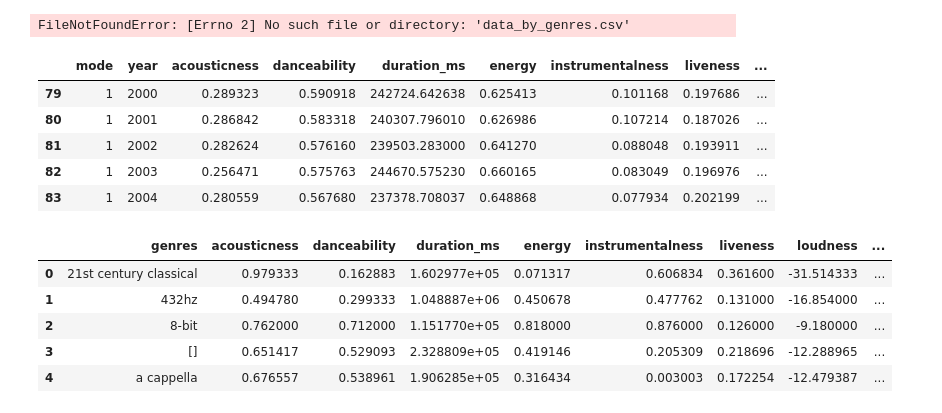
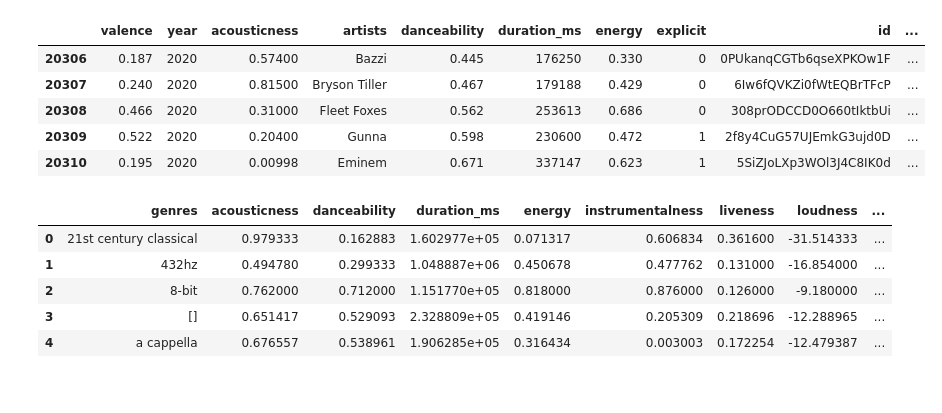
Before and after one commit to Gustafranca/Recomendador-Musicas, a Jupyter notebook: scripts/recomendador_.ipynb, the cells around one changed output. Drawn from its saved outputs; the diff is of its cells as text; code cells hidden in the pictures.

```diff
--- a/scripts/recomendador_.ipynb
+++ b/scripts/recomendador_.ipynb
@@ -2,9 +2,9 @@
 import pandas as pd
 import numpy as np
 #importando data
-dados = pd.read_csv("data/Dados_totais.csv")
-dados_generos =  pd.read_csv("data/data_by_genres.csv")
-dados_anos = pd.read_csv("data/data_by_year.csv")
+dados = pd.read_csv("../data/Dados_totais.csv")
+dados_generos =  pd.read_csv("../data/data_by_genres.csv")
+dados_anos = pd.read_csv("../data/data_by_year.csv")
 
 #Removendo colunas que não influenciaram
 dados.drop(['explicit','key','mode'],axis=1)
@@ -17,17 +17,15 @@ dados_anos.drop(['mode','key'],axis=1)
 
 dados_generos = dados_generos.drop(["mode"], axis=1)
 dados_generos1 = dados_generos.drop(['genres'],axis=1)
-# %% [output]
-FileNotFoundError: [Errno 2] No such file or directory: 'data_by_genres.csv'
-# %%
-dados_anos.head()
-# %% [output]
-|  | mode | year | acousticness | danceability | duration_ms | energy | instrumentalness | liveness | ... |
-| 79 | 1 | 2000 | 0.289323 | 0.590918 | 242724.642638 | 0.625413 | 0.101168 | 0.197686 | ... |
-| 80 | 1 | 2001 | 0.286842 | 0.583318 | 240307.796010 | 0.626986 | 0.107214 | 0.187026 | ... |
-| 81 | 1 | 2002 | 0.282624 | 0.576160 | 239503.283000 | 0.641270 | 0.088048 | 0.193911 | ... |
-| 82 | 1 | 2003 | 0.256471 | 0.575763 | 244670.575230 | 0.660165 | 0.083049 | 0.196976 | ... |
-| 83 | 1 | 2004 | 0.280559 | 0.567680 | 237378.708037 | 0.648868 | 0.077934 | 0.202199 | ... |
+# %%
+dados.tail()
+# %% [output]
+|  | valence | year | acousticness | artists | danceability | duration_ms | energy | explicit | id | ... |
+| 20306 | 0.187 | 2020 | 0.57400 | Bazzi | 0.445 | 176250 | 0.330 | 0 | 0PUkanqCGTb6qseXPKOw1F | ... |
+| 20307 | 0.240 | 2020 | 0.81500 | Bryson Tiller | 0.467 | 179188 | 0.429 | 0 | 6Iw6fQVKZi0fWtEQBrTFcP | ... |
+| 20308 | 0.466 | 2020 | 0.31000 | Fleet Foxes | 0.562 | 253613 | 0.686 | 0 | 308prODCCD0O660tIktbUi | ... |
+| 20309 | 0.522 | 2020 | 0.20400 | Gunna | 0.598 | 230600 | 0.472 | 1 | 2f8y4CuG57UJEmkG3ujd0D | ... |
+| 20310 | 0.195 | 2020 | 0.00998 | Eminem | 0.671 | 337147 | 0.623 | 1 | 5SiZJoLXp3WOl3J4C8IK0d | ... |
 # %%
 dados_generos.head(5)
 # %% [output]
```
